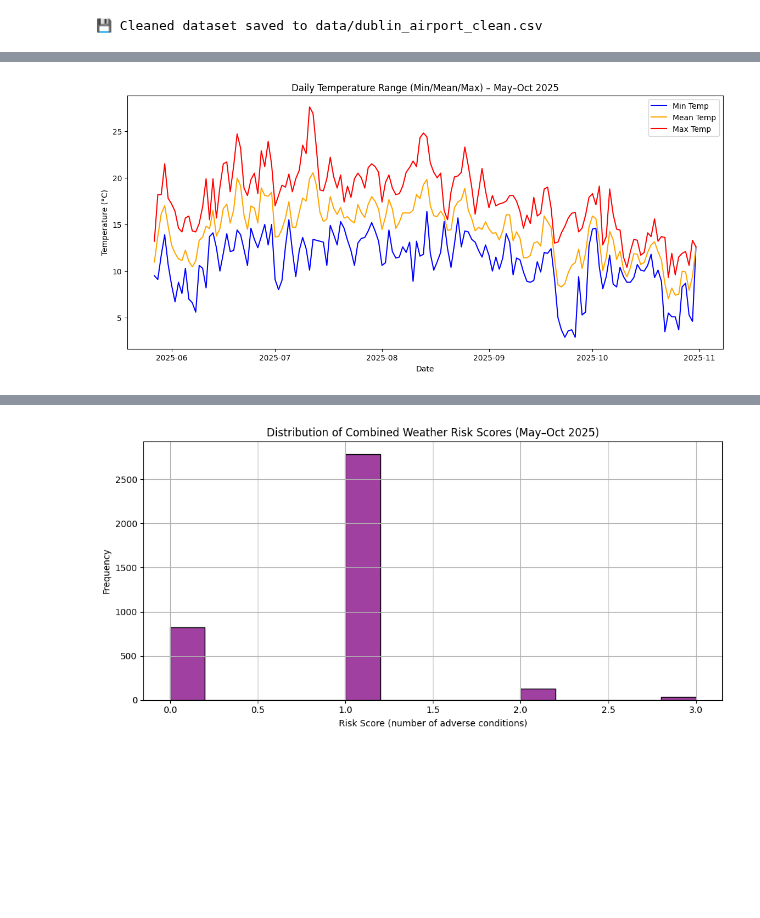
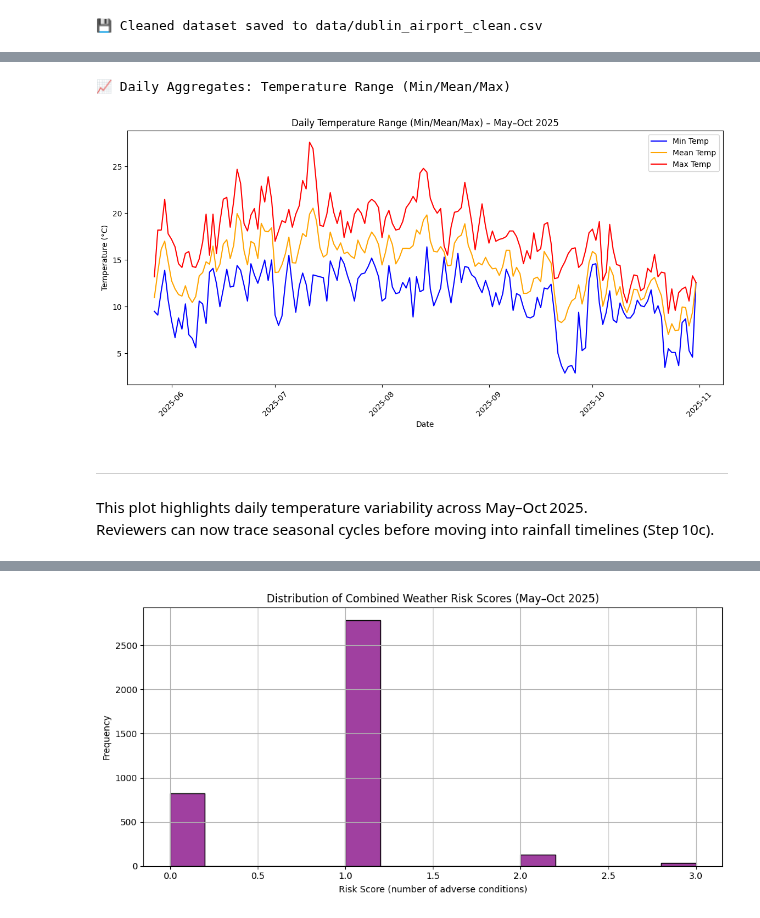
Before and after one commit to ECronin1973/programming-for-data-analytics, a Jupyter notebook: project/project.ipynb, the cells around one changed output, grey strips where cells are left out. Saved outputs shown, nothing was run; the diff lists cells and outputs as text; code cells hidden in the pictures; blank space fills up the shorter version.

```diff
--- a/project/project.ipynb
+++ b/project/project.ipynb
@@ -982,26 +1122,34 @@ This step highlights daily climate cycles and variability, providing a clear vie
 # %%
-# Step 10b – Daily Aggregates (Mean/Max/Min)
+# 📑 Step 10b – Daily Aggregates (Mean/Max/Min)
 
 # Ensure 'plots' folder exists
 os.makedirs("plots", exist_ok=True)
+
+print("\n📈 Daily Aggregates: Temperature Range (Min/Mean/Max)")
 
 # Resample hourly temperature data into daily min/mean/max
 daily_temp = df_weather_clean.resample('D', on='date')['temp'].agg(['min','mean','max'])
 
 # Plot daily temperature range
 plt.figure(figsize=(14,6))
 sns.lineplot(data=daily_temp, x=daily_temp.index, y='min', label='Min Temp', color='blue')
 sns.lineplot(data=daily_temp, x=daily_temp.index, y='mean', label='Mean Temp', color='orange')
 sns.lineplot(data=daily_temp, x=daily_temp.index, y='max', label='Max Temp', color='red')
 
 plt.title("Daily Temperature Range (Min/Mean/Max) – May–Oct 2025")
 plt.xlabel("Date")
 plt.ylabel("Temperature (°C)")
 plt.legend()
+plt.xticks(rotation=45)
 
 # Save and show
 plt.savefig("plots/s10b_daily_temp_range.png", dpi=300, bbox_inches="tight")
 plt.show()
 # %% [output]
+📈 Daily Aggregates: Temperature Range (Min/Mean/Max)
-[figure, old version]
+[figure, new version]
+# %% [markdown]
+---
+This plot highlights daily temperature variability across May–Oct 2025.
+Reviewers can now trace seasonal cycles before moving into rainfall timelines (Step 10c).
 # %% [markdown]
```
Also changed, not shown: parts of 105 cells of this notebook, 21 other files.
